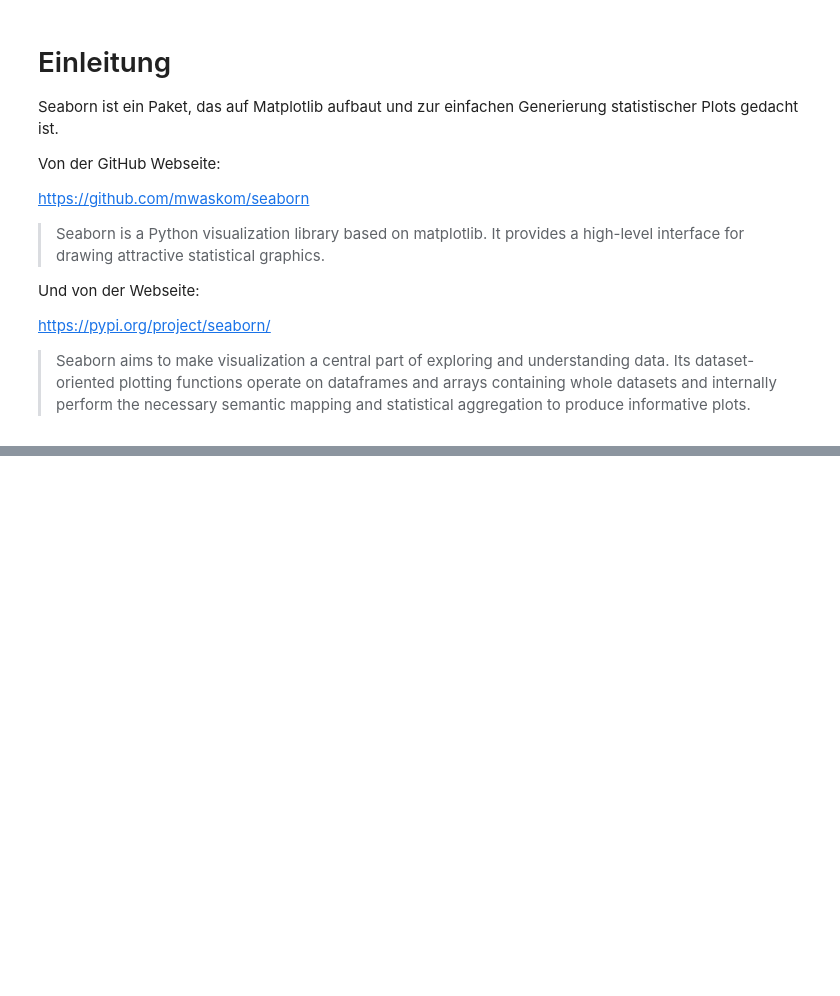
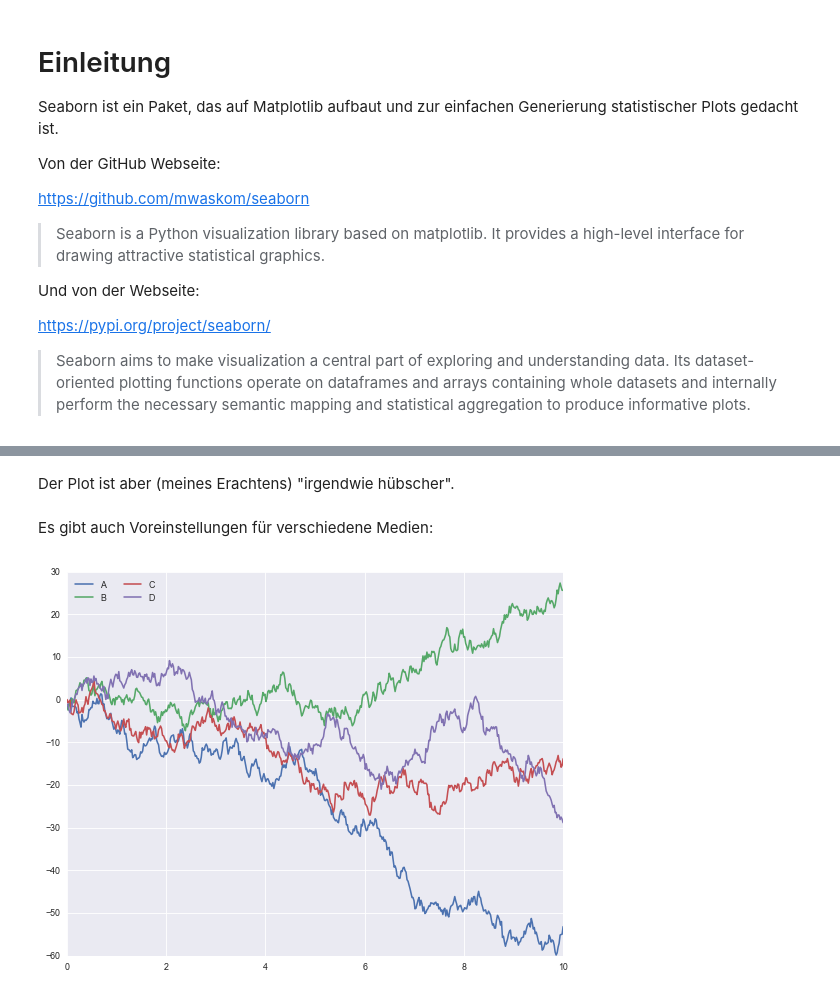
Before and after one commit to juebrauer/course_introduction_to_python, a Jupyter notebook: 08_seaborn_grundlagen/seaborn_grundlagen.ipynb, the cells around one changed output, grey strips where cells are left out. Saved outputs shown, nothing was run; the diff lists cells and outputs as text; code cells hidden in the pictures; blank space fills up the shorter version.

```diff
--- a/08_seaborn_grundlagen/seaborn_grundlagen.ipynb
+++ b/08_seaborn_grundlagen/seaborn_grundlagen.ipynb
@@ -19,0 +129,12 @@ https://pypi.org/project/seaborn/
+# %% [markdown]
+Der Plot ist aber (meines Erachtens) "irgendwie hübscher".
+# %% [markdown]
+Es gibt auch Voreinstellungen für verschiedene Medien:
+# %%
+# {paper, notebook, talk, poster}
+sns.set_context("paper")
+plt.plot(x, y)
+plt.legend('ABCD', ncol=2, loc='upper left')
+plt.show()
+# %% [output]
+[figure, added]
```
Also changed, not shown: parts of 31 cells of this notebook.
